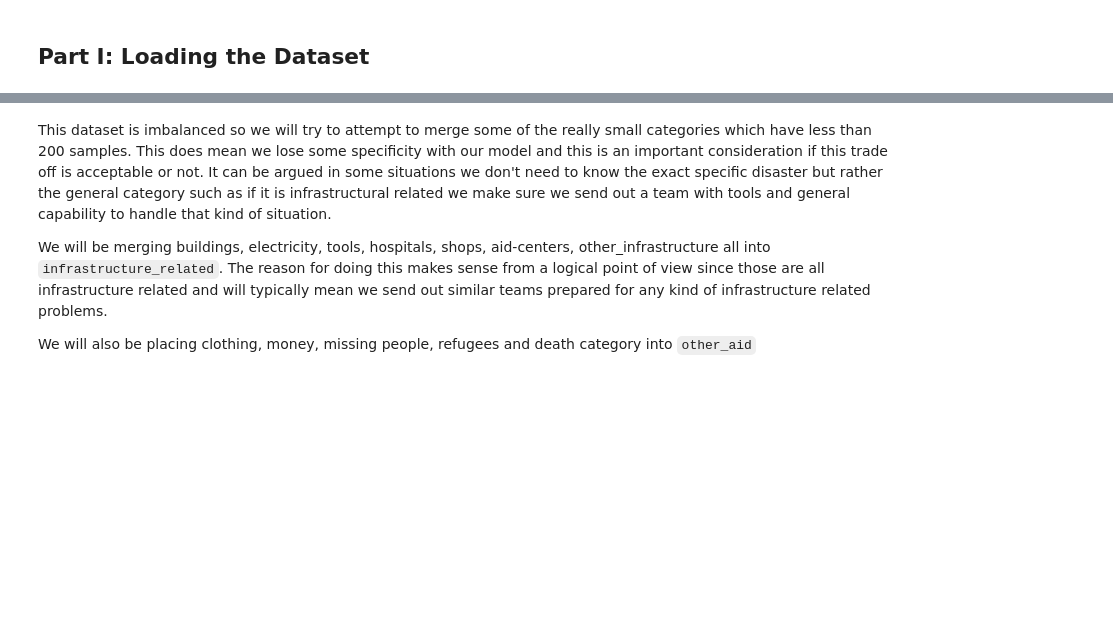
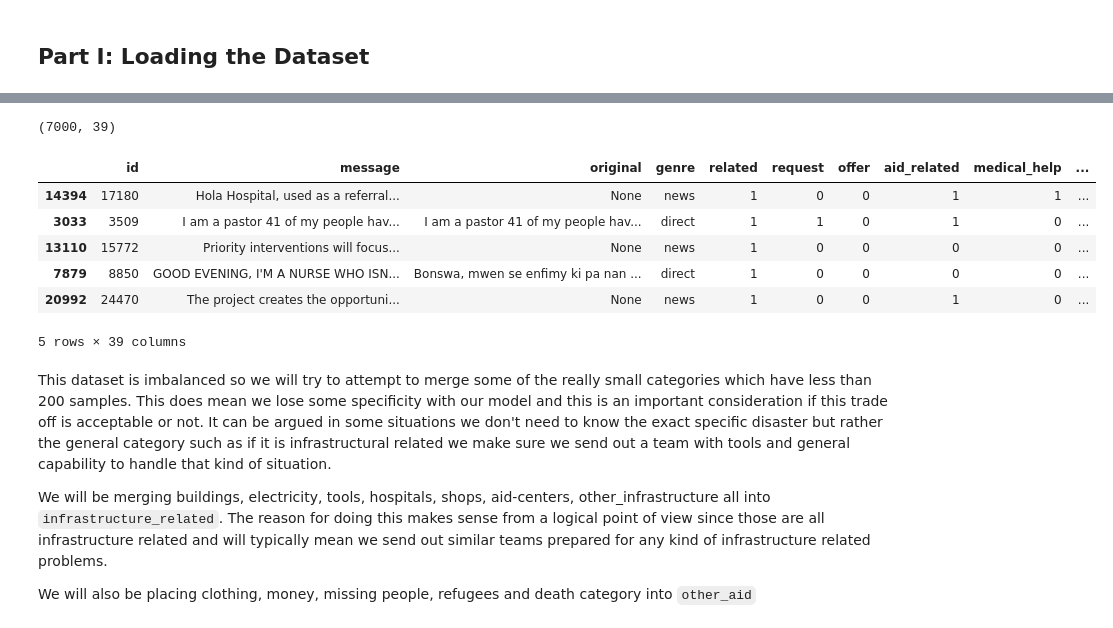
Before and after one commit to defunSM/Data-Science-Portfolio, a Jupyter notebook: Diasaster Response Classification/ML Pipeline Preparation.ipynb, the cells around one changed output, grey strips where cells are left out. Cells and saved outputs as stored; diff of their text form; code cells hidden in the pictures; blank space fills up the shorter version.

```diff
--- a/Diasaster Response Classification/ML Pipeline Preparation.ipynb
+++ b/Diasaster Response Classification/ML Pipeline Preparation.ipynb
@@ -51,12 +51,12 @@ from mismote import MLSMOTE
 ## Part I: Loading the Dataset
 # %%
 # load data from database
-engine = create_engine('sqlite:///data/disaster.db')
-df = pd.read_sql_table('disaster', engine)
-X = df.iloc[:,1]
-Y = df.iloc[:,4:]
+engine = create_engine('sqlite:///disaster.db')
+df = pd.read_sql_table('disaster.db', engine)
+# X = df.iloc[:,1]
+# Y = df.iloc[:,4:]
 
 # We can drop child alone since there aren't any messages with that category.
 
 
-print(X.head())
+#print(X.head())
@@ -69,0 +66,13 @@ Name: message, dtype: object
+# %%
+# TODO: add this to the train_classifier.py
+# Make into a function
+def underSampleDataSet(df, samples=200):
+
+    return df
+
+df_resampled = []
+df.drop(['child_alone'], axis=1, inplace=True)
+for i in df.iloc[:,4:].columns:
+    new_df = df[df[i]==1]
+    print(new_df.shape)
+    df_resampled.append(new_df.sample(200, replace=True))
@@ -70,3 +97,18 @@ Name: message, dtype: object
+# %%
+# check if they have been resampled
+df = pd.concat(df_resampled)
+print(df.shape)
+
+df.head(5)
+# %% [output]
+(7000, 39)
+|  | id | message | original | genre | related | request | offer | aid_related | medical_help | ... |
+| 14394 | 17180 | Hola Hospital, used as a referral... | None | news | 1 | 0 | 0 | 1 | 1 | ... |
+| 3033 | 3509 | I am a pastor 41 of my people hav... | I am a pastor 41 of my people hav... | direct | 1 | 1 | 0 | 1 | 0 | ... |
+| 13110 | 15772 | Priority interventions will focus... | None | news | 1 | 0 | 0 | 0 | 0 | ... |
+| 7879 | 8850 | GOOD EVENING, I'M A NURSE WHO ISN... | Bonswa, mwen se enfimy ki pa nan ... | direct | 1 | 0 | 0 | 0 | 0 | ... |
+| 20992 | 24470 | The project creates the opportuni... | None | news | 1 | 0 | 0 | 1 | 0 | ... |
+5 rows × 39 columns
 # %% [markdown]
 This dataset is imbalanced so we will try to attempt to merge some of the really small categories which have less than 200 samples. This does mean we lose some specificity with our model and this is an important consideration if this trade off is acceptable or not. It can be argued in some situations we don't need to know the exact specific disaster but rather the general category such as if it is infrastructural related we make sure we send out a team with tools and general capability to handle that kind of situation.
 
```
Also changed, not shown: parts of 5 cells of this notebook, 2 other files.
